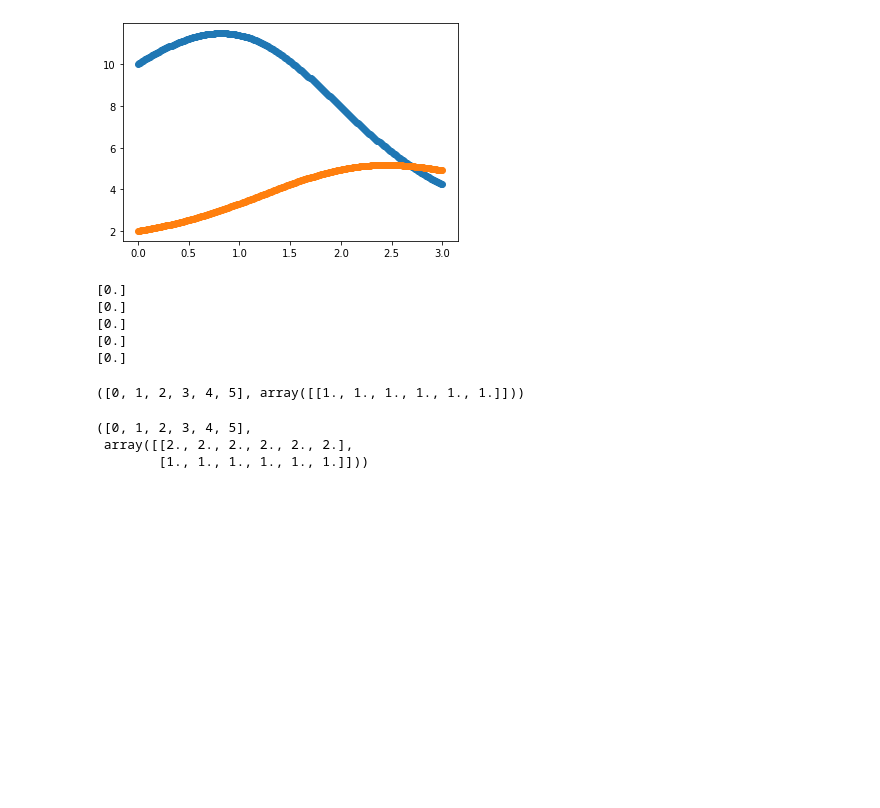
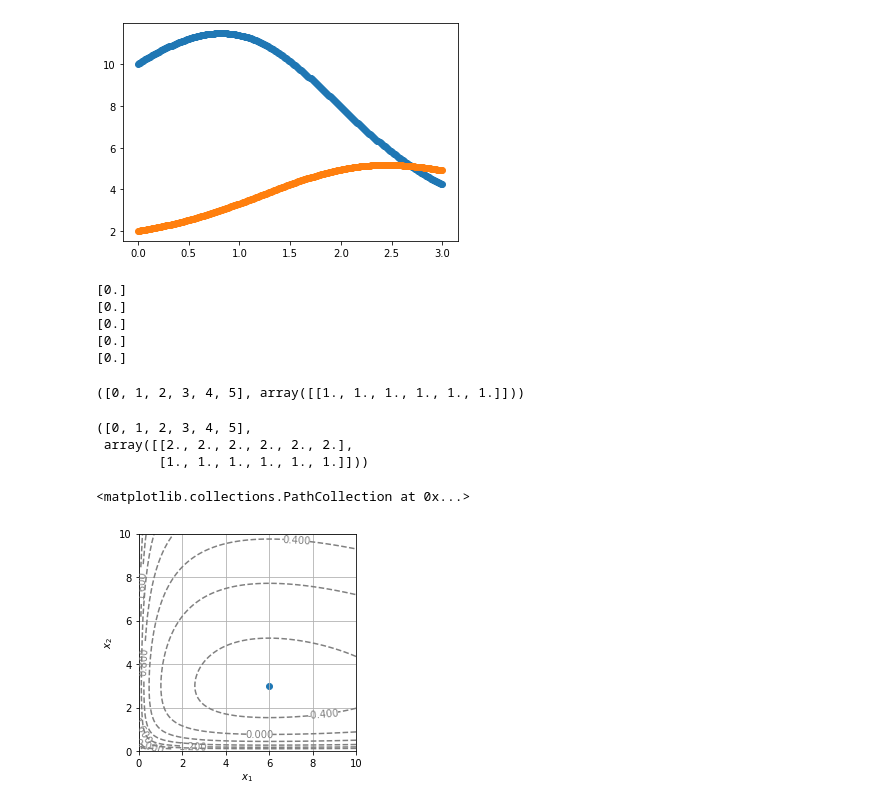
Before and after one commit to laureb01/Lotka-Volterra, a Jupyter notebook: Rendu.ipynb, the cells around one changed output. Drawn from its saved outputs; the diff is of its cells as text; code cells hidden in the pictures; blank space fills up the shorter version.

```diff
--- a/Rendu.ipynb
+++ b/Rendu.ipynb
@@ -4,3 +5,17 @@ import matplotlib.pyplot as plt
+# %%
+def display_contour(f, x, y, levels):
+    X, Y = np.meshgrid(x, y)
+    Z = f(X, Y)
+    fig, ax = plt.subplots()
+    contour_set = plt.contour(
+        X, Y, Z, colors="grey", linestyles="dashed",
+        levels=levels
+    )
+    ax.clabel(contour_set)
+    plt.grid(True)
+    plt.xlabel("$x_1$")
+    plt.ylabel("$x_2$")
+    plt.gca().set_aspect("equal")
 # %%
 from matplotlib.pyplot import quiver, streamplot
 import numpy as np
@@ -163,3 +178,18 @@ solve_euler_implicit(f1, np.array([2, 1]), 1, 0, 5)
 ([0, 1, 2, 3, 4, 5],
  array([[2., 2., 2., 2., 2., 2.],
         [1., 1., 1., 1., 1., 1.]]))
+# %%
+def H(x1, x2):
+    return (d*x1 - c*np.log(x1) + b*x2 -a*np.log(x2))
+# %%
+display_contour(
+    H,
+    x=np.linspace(0, 10, 100),
+    y=np.linspace(0, 10, 100),
+    levels=10 # 10 levels, automatically selected
+)
+
+plt.scatter(c/d, a/b)
+# %% [output]
+<matplotlib.collections.PathCollection at 0x...>
+[figure, added]
```
Also changed, not shown: parts of 1 cell of this notebook.
